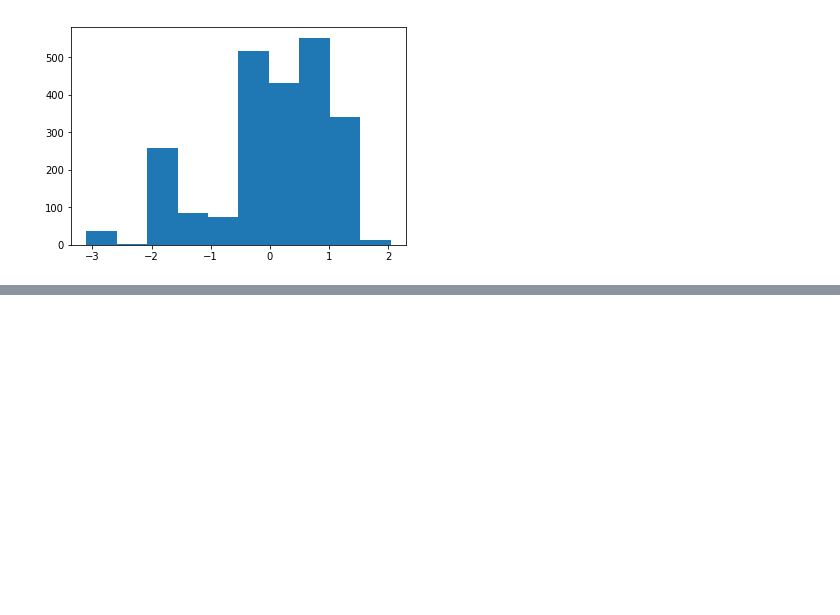
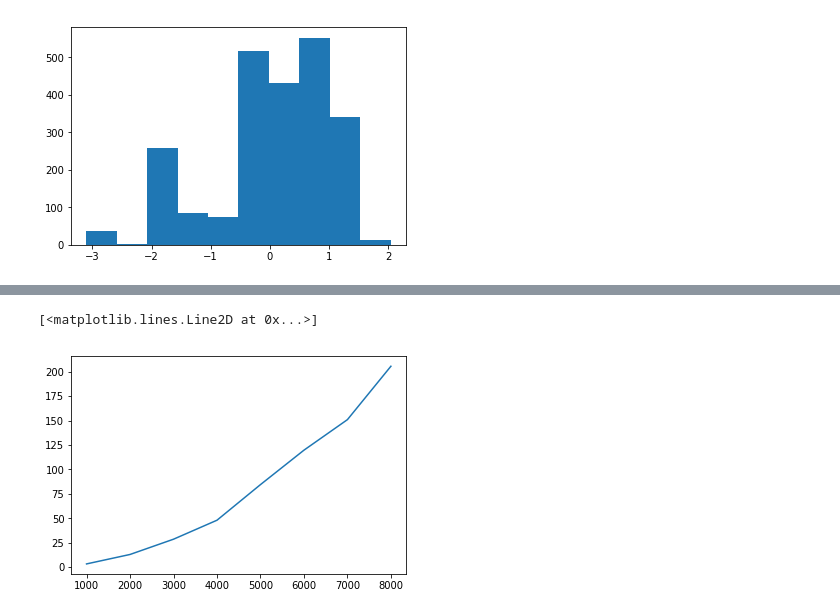
Before and after one commit to idelbrid/Randomly-Projected-Additive-GPs, a Jupyter notebook: workspace.ipynb, the cells around one changed output, grey strips where cells are left out. Cells and saved outputs as stored; diff of their text form; code cells hidden in the pictures; blank space fills up the shorter version.

```diff
--- a/workspace.ipynb
+++ b/workspace.ipynb
@@ -1684,0 +2113,5 @@ plt.hist(trainY.numpy())
+# %%
+plt.plot(ns, times)
+# %% [output]
+[<matplotlib.lines.Line2D at 0x...>]
+[figure, added]
```
Also changed, not shown: parts of 40 cells of this notebook, 4 other files.
